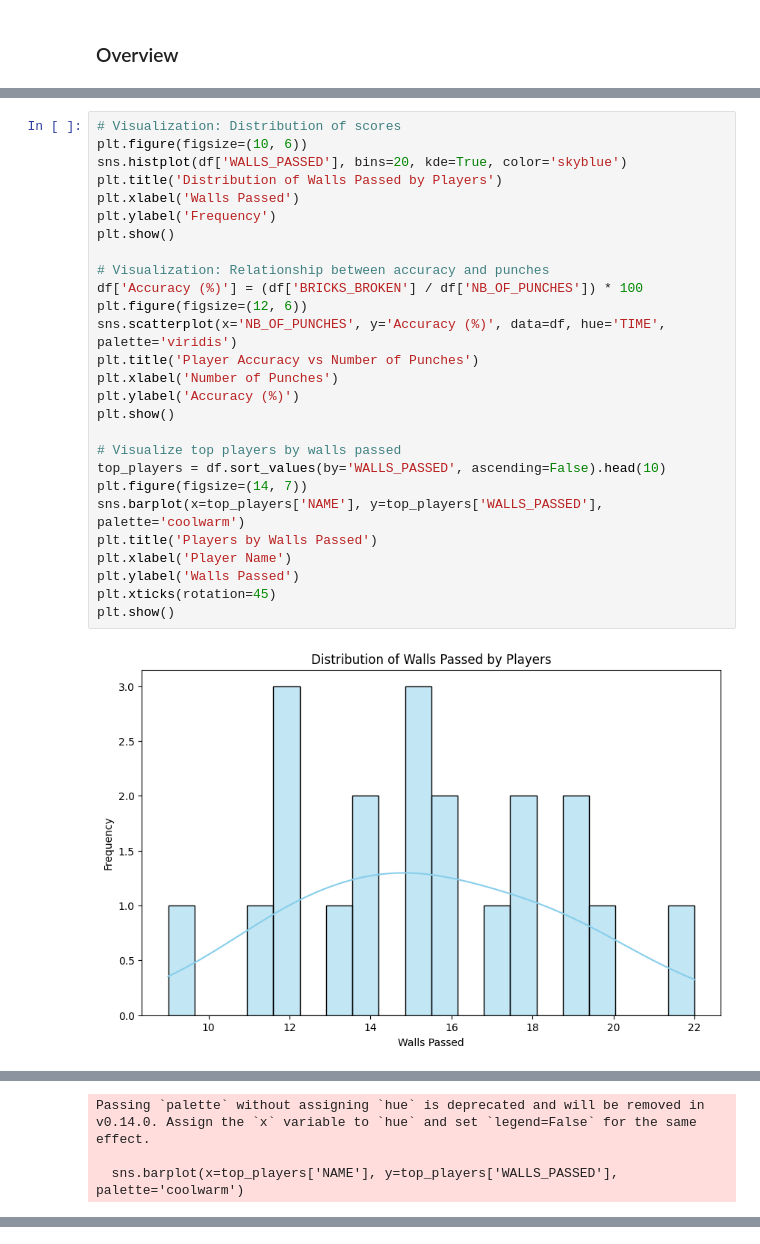
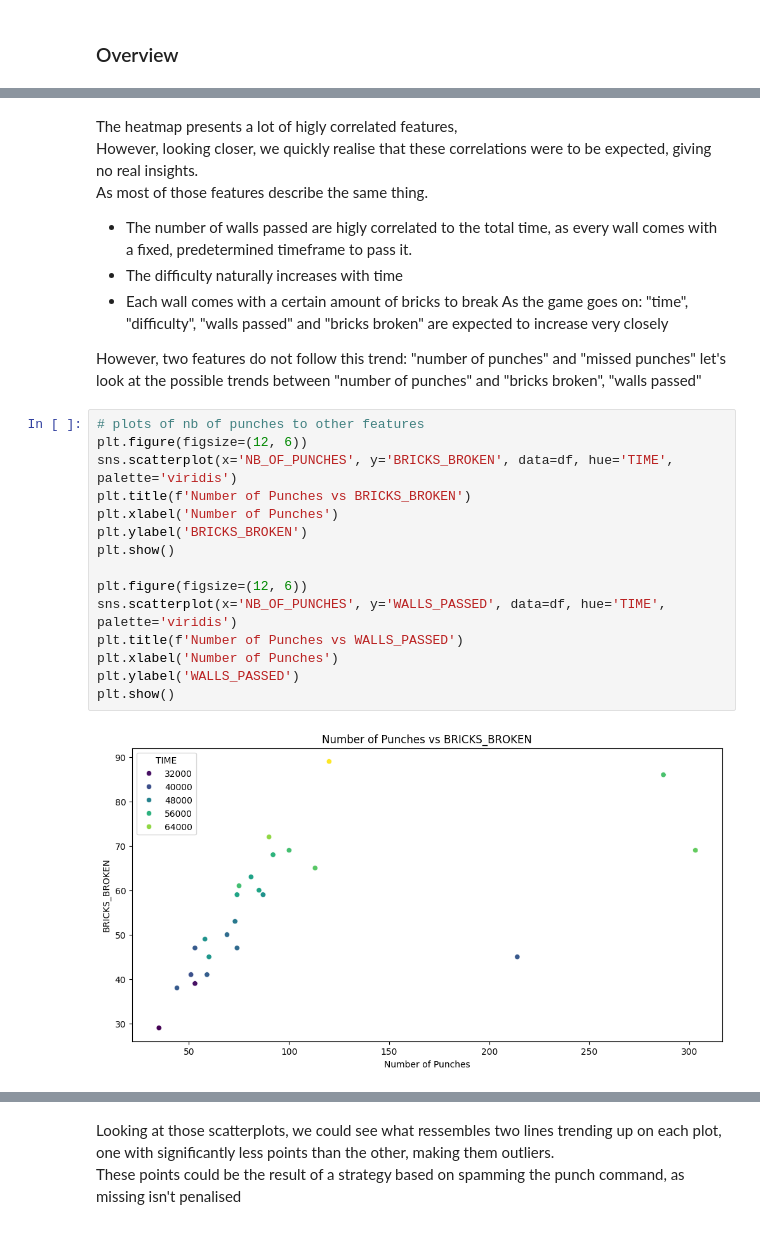
Before and after one commit to ISDriss/Wall-Crusher, a Jupyter notebook: data/datavise.ipynb, the cells around one changed output, grey strips where cells are left out. Cells and saved outputs as stored; diff of their text form.

```diff
--- a/data/datavise.ipynb
+++ b/data/datavise.ipynb
@@ -49,29 +96,28 @@ The games are ordered chronologicaly
+# %% [markdown]
+The heatmap presents a lot of higly correlated features,
+However, looking closer, we quickly realise that these correlations were to be expected, giving no real insights.
+As most of those features describe the same thing.
+- The number of walls passed are higly correlated to the total time, as every wall comes with a fixed, predetermined timeframe to pass it.
+- The difficulty naturally increases with time
+- Each wall comes with a certain amount of bricks to break
+As the game goes on: "time", "difficulty", "walls passed" and "bricks broken" are expected to increase very closely
+
+However, two features do not follow this trend: "number of punches" and "missed punches"
+let's look at the possible trends between "number of punches" and "bricks broken", "walls passed"
 # %%
-# Visualization: Distribution of scores
-plt.figure(figsize=(10, 6))
-sns.histplot(df['WALLS_PASSED'], bins=20, kde=True, color='skyblue')
-plt.title('Distribution of Walls Passed by Players')
-plt.xlabel('Walls Passed')
-plt.ylabel('Frequency')
+# plots of nb of punches to other features
+plt.figure(figsize=(12, 6))
+sns.scatterplot(x='NB_OF_PUNCHES', y='BRICKS_BROKEN', data=df, hue='TIME', palette='viridis')
+plt.title(f'Number of Punches vs BRICKS_BROKEN')
+plt.xlabel('Number of Punches')
+plt.ylabel('BRICKS_BROKEN')
 plt.show()
 
-# Visualization: Relationship between accuracy and punches
-df['Accuracy (%)'] = (df['BRICKS_BROKEN'] / df['NB_OF_PUNCHES']) * 100
 plt.figure(figsize=(12, 6))
-sns.scatterplot(x='NB_OF_PUNCHES', y='Accuracy (%)', data=df, hue='TIME', palette='viridis')
-plt.title('Player Accuracy vs Number of Punches')
+sns.scatterplot(x='NB_OF_PUNCHES', y='WALLS_PASSED', data=df, hue='TIME', palette='viridis')
+plt.title(f'Number of Punches vs WALLS_PASSED')
 plt.xlabel('Number of Punches')
-plt.ylabel('Accuracy (%)')
+plt.ylabel('WALLS_PASSED')
 plt.show()
-
-# Visualize top players by walls passed
-top_players = df.sort_values(by='WALLS_PASSED', ascending=False).head(10)
-plt.figure(figsize=(14, 7))
-sns.barplot(x=top_players['NAME'], y=top_players['WALLS_PASSED'], palette='coolwarm')
-plt.title('Players by Walls Passed')
-plt.xlabel('Player Name')
-plt.ylabel('Walls Passed')
-plt.xticks(rotation=45)
-plt.show()
 # %% [output]
-[figure, old version]
+[figure, new version]
@@ -79,3 +124,0 @@ plt.show()
-Passing `palette` without assigning `hue` is deprecated and will be removed in v0.14.0. Assign the `x` variable to `hue` and set `legend=False` for the same effect.
-
-  sns.barplot(x=top_players['NAME'], y=top_players['WALLS_PASSED'], palette='coolwarm')
@@ -82,0 +125,4 @@ Passing `palette` without assigning `hue` is deprecated and will be removed in v
+# %% [markdown]
+Looking at those scatterplots, we could see what ressembles two lines trending up on each plot,
+one with significantly less points than the other, making them outliers.
+These points could be the result of a strategy based on spamming the punch command, as missing isn't penalised
```
Also changed, not shown: parts of 9 cells of this notebook.
